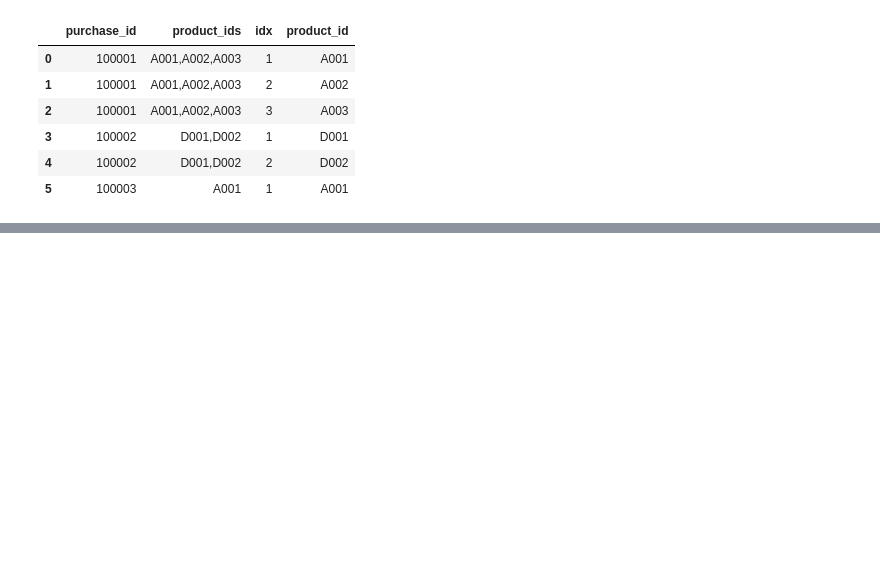
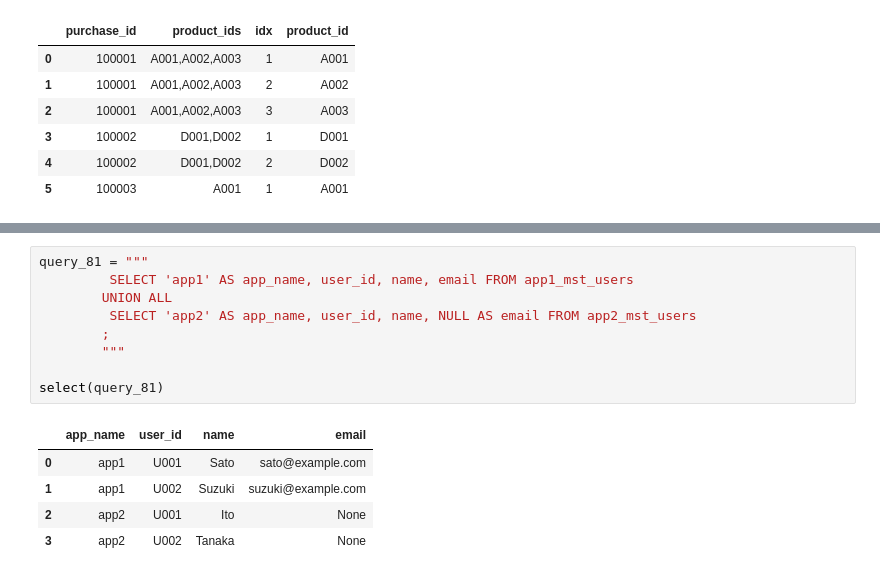
Before and after one commit to mittwoch09/Today-I-Learned, a Jupyter notebook: DataAnalysis/sql_for_data_processing_2.ipynb, the cells around one changed output, grey strips where cells are left out. Saved outputs shown, nothing was run; the diff lists cells and outputs as text; blank space fills up the shorter version.

```diff
--- a/DataAnalysis/sql_for_data_processing_2.ipynb
+++ b/DataAnalysis/sql_for_data_processing_2.ipynb
@@ -636,0 +653,15 @@ select(query_719)
+# %%
+query_81 = """
+         SELECT 'app1' AS app_name, user_id, name, email FROM app1_mst_users
+        UNION ALL
+         SELECT 'app2' AS app_name, user_id, name, NULL AS email FROM app2_mst_users
+        ;
+        """
+
+select(query_81)
+# %% [output]
+|  | app_name | user_id | name | email |
+| 0 | app1 | U001 | Sato | sato@example.com |
+| 1 | app1 | U002 | Suzuki | suzuki@example.com |
+| 2 | app2 | U001 | Ito | None |
+| 3 | app2 | U002 | Tanaka | None |
```
Also changed, not shown: parts of 13 cells of this notebook.
